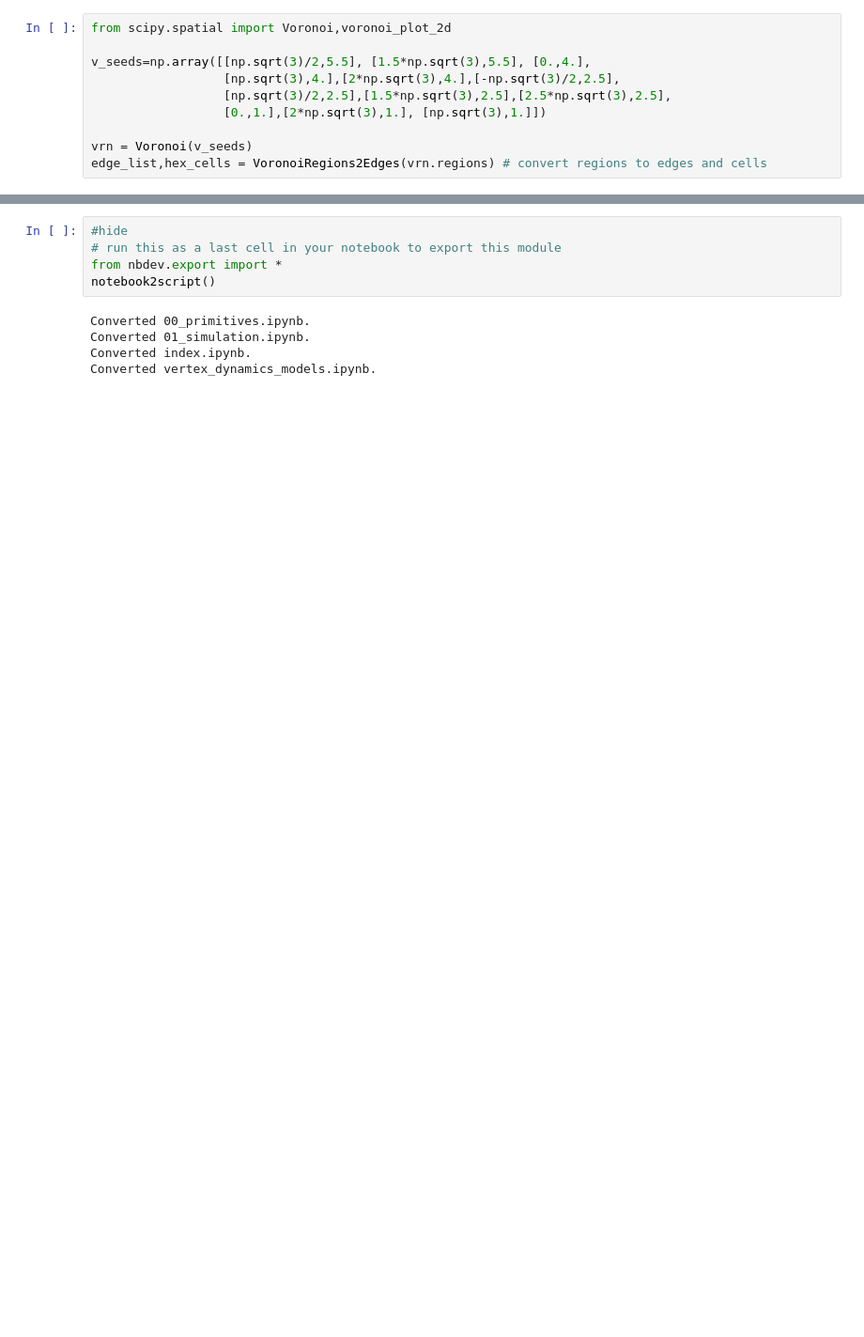
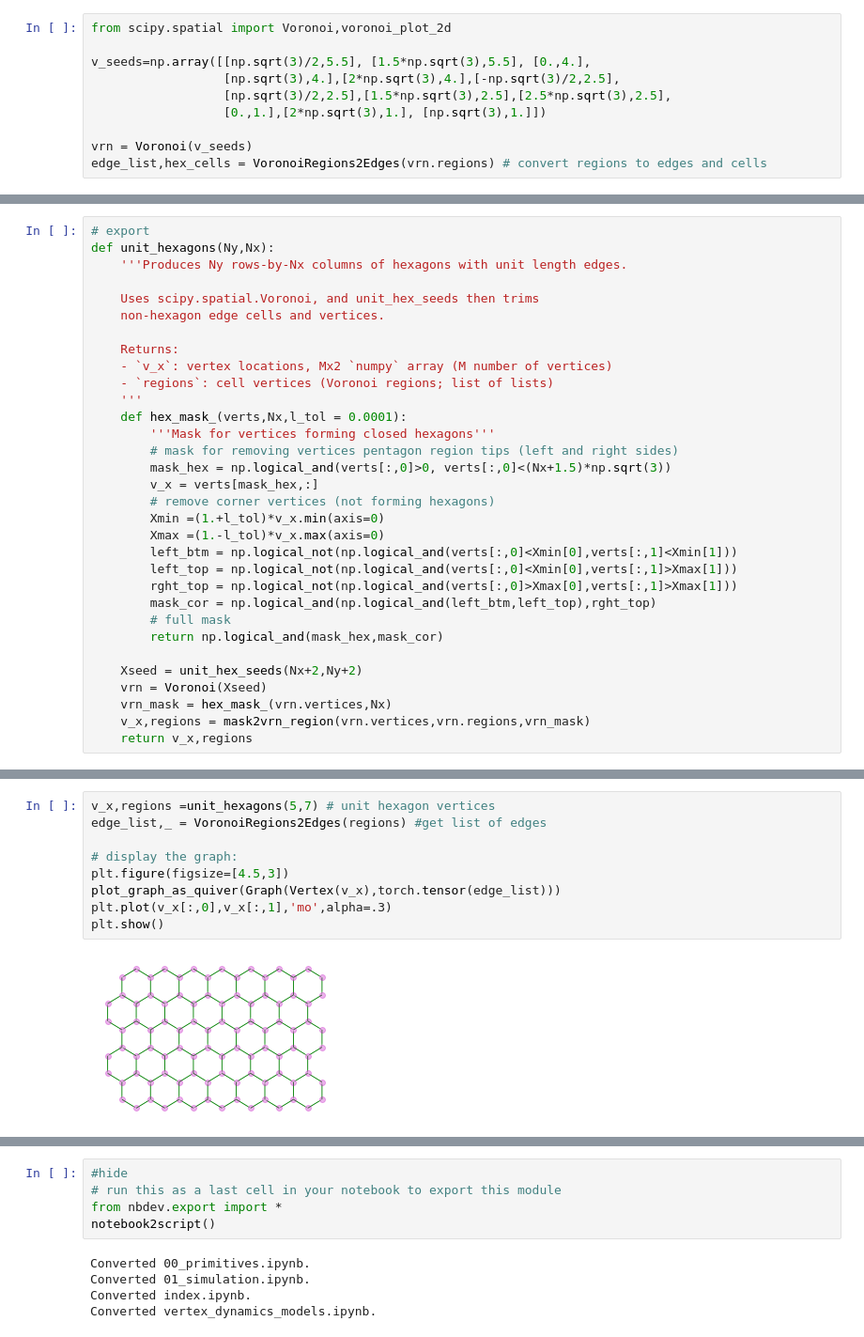
Before and after one commit to mshagirov/vertex_simulation, a Jupyter notebook: nbs/00_primitives.ipynb, the cells around one changed output, grey strips where cells are left out. Shown at 94% size. Drawn from its saved outputs; the diff is of its cells as text; blank space fills up the shorter version.

```diff
--- a/nbs/00_primitives.ipynb
+++ b/nbs/00_primitives.ipynb
@@ -511,0 +553,32 @@ Area= tensor([2.5981, 2.5981, 2.5981], dtype=torch.float64)
+# %%
+# export
+def unit_hexagons(Ny,Nx):
+    '''Produces Ny rows-by-Nx columns of hexagons with unit length edges.
+
+    Uses scipy.spatial.Voronoi, and unit_hex_seeds then trims
+    non-hexagon edge cells and vertices.
+
+    Returns:
+    - `v_x`: vertex locations, Mx2 `numpy` array (M number of vertices)
+    - `regions`: cell vertices (Voronoi regions; list of lists)
+    '''
+    def hex_mask_(verts,Nx,l_tol = 0.0001):
+        '''Mask for vertices forming closed hexagons'''
+        # mask for removing vertices pentagon region tips (left and right sides)
+        mask_hex = np.logical_and(verts[:,0]>0, verts[:,0]<(Nx+1.5)*np.sqrt(3))
+        v_x = verts[mask_hex,:]
+        # remove corner vertices (not forming hexagons)
+        Xmin =(1.+l_tol)*v_x.min(axis=0)
+        Xmax =(1.-l_tol)*v_x.max(axis=0)
+        left_btm = np.logical_not(np.logical_and(verts[:,0]<Xmin[0],verts[:,1]<Xmin[1]))
+        left_top = np.logical_not(np.logical_and(verts[:,0]<Xmin[0],verts[:,1]>Xmax[1]))
+        rght_top = np.logical_not(np.logical_and(verts[:,0]>Xmax[0],verts[:,1]>Xmax[1]))
+        mask_cor = np.logical_and(np.logical_and(left_btm,left_top),rght_top)
+        # full mask
+        return np.logical_and(mask_hex,mask_cor)
+
+    Xseed = unit_hex_seeds(Nx+2,Ny+2)
+    vrn = Voronoi(Xseed)
+    vrn_mask = hex_mask_(vrn.vertices,Nx)
+    v_x,regions = mask2vrn_region(vrn.vertices,vrn.regions,vrn_mask)
+    return v_x,regions
@@ -511,0 +594,11 @@ Area= tensor([2.5981, 2.5981, 2.5981], dtype=torch.float64)
+# %%
+v_x,regions =unit_hexagons(5,7) # unit hexagon vertices
+edge_list,_ = VoronoiRegions2Edges(regions) #get list of edges
+
+# display the graph:
+plt.figure(figsize=[4.5,3])
+plot_graph_as_quiver(Graph(Vertex(v_x),torch.tensor(edge_list)))
+plt.plot(v_x[:,0],v_x[:,1],'mo',alpha=.3)
+plt.show()
+# %% [output]
+[figure, added]
```
Also changed, not shown: parts of 10 cells of this notebook, 4 other files.
